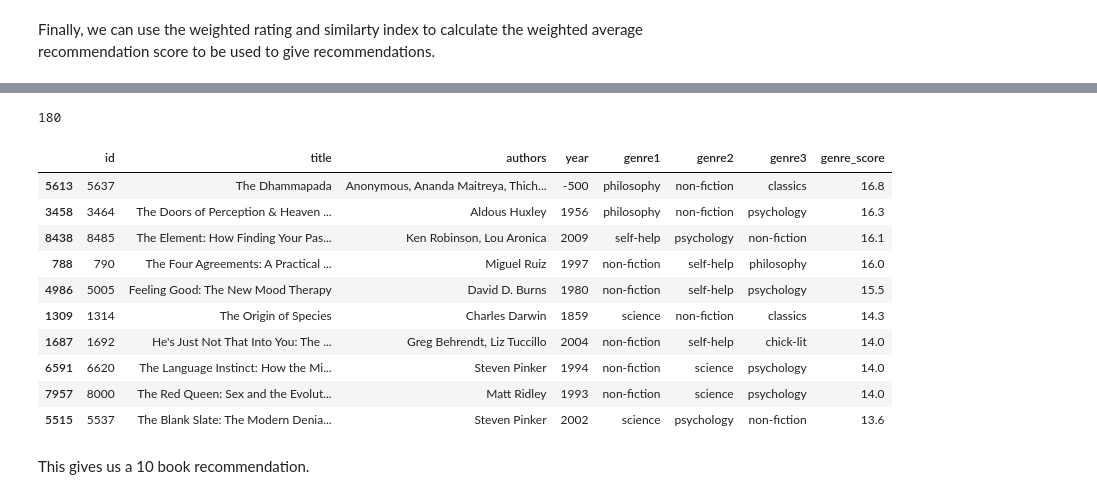
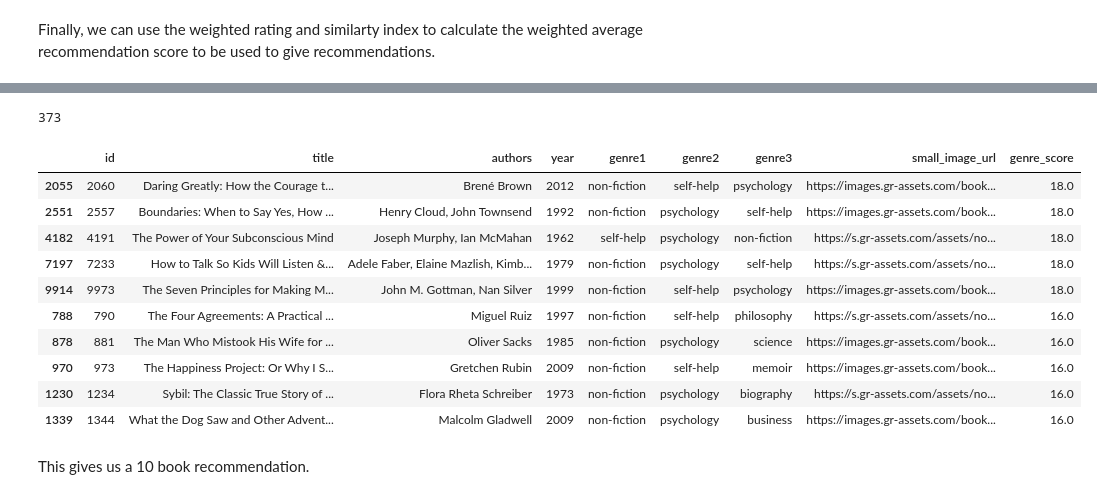
Before and after one commit to gcolson11/Capstone_Books, a Jupyter notebook: Pre-processing and Model.ipynb, the cells around one changed output, grey strips where cells are left out. Saved outputs shown, nothing was run; the diff lists cells and outputs as text; code cells hidden in the pictures.

```diff
--- a/Pre-processing and Model.ipynb
+++ b/Pre-processing and Model.ipynb
@@ -47,5 +48,5 @@ I chose a collaborative filtering approach for my recommender. I used [this](htt
 # %%
 # make dataframe with only essential columns
-books_cf = books[['id', 'title', 'authors', 'original_publication_year', 'genre1', 'genre2', 'genre3']].copy()
+books_cf = books[['id', 'title', 'authors', 'original_publication_year', 'genre1', 'genre2', 'genre3', 'small_image_url']].copy()
 books_cf.head(10)
 # %% [output]
@@ -247,7 +227,9 @@ user_subset_group = user_subset_group[0:100]
 We will manually calculate these correlations
 # %%
 # create dict of pearson correlation values
-pearson_corr_dict = {}
+sim_dict = {}
+
+std = pstdev(input_books['rating'].tolist())
 
 # for loop that calculates Pearson correlation and stores values in above dict
 for name, group in user_subset_group:
@@ -263,22 +245,30 @@ for name, group in user_subset_group:
     rating_list = temp_df['rating'].tolist()
     group_list = group['rating'].tolist()
 
-    # calculate the pearson correlation between users
-    Sxx = sum([i**2 for i in rating_list]) - (sum(rating_list)**2 / float(num_ratings))
-    Syy = sum([i**2 for i in group_list]) - (sum(group_list)**2 / float(num_ratings))
-    Sxy = sum([i*j for i, j in zip(rating_list, group_list)]) - (sum(rating_list) * sum(group_list) / float(num_ratings))
+    if std == 0:
 
-    # calculate Pearson corr if Sxx and Syy not 0, else set = 0
-    if Sxx != 0 and Syy != 0:
-        pearson_corr_dict[name] = Sxy/sqrt(Sxx*Syy)
+        # calculate cosine similarity
+        cos_sim = np.dot(rating_list, group_list)/(np.linalg.norm(rating_list)*np.linalg.norm(group_list))
+        sim_dict[name] = cos_sim
+
     else:
-        pearson_corr_dict[name] = 0
+
+        # calculate the pearson correlation between users
+        Sxx = sum([i**2 for i in rating_list]) - (sum(rating_list)**2 / float(num_ratings))
+        Syy = sum([i**2 for i in group_list]) - (sum(group_list)**2 / float(num_ratings))
+        Sxy = sum([i*j for i, j in zip(rating_list, group_list)]) - (sum(rating_list) * sum(group_list) / float(num_ratings))
+
+        # calculate Pearson corr if Sxx and Syy not 0, else set = 0
+        if Sxx != 0 and Syy != 0:
+            sim_dict[name] = Sxy/sqrt(Sxx*Syy)
+        else:
+            sim_dict[name] = 0
 # %%
 # convert dictionary to dataframe
-pearson_df = pd.DataFrame.from_dict(pearson_corr_dict, orient='index')
-pearson_df.columns = ['similarity_index']
-pearson_df['user_id'] = pearson_df.index
-pearson_df.index = range(len(pearson_df))
-pearson_df #.head()
+sim_df = pd.DataFrame.from_dict(sim_dict, orient='index')
+sim_df.columns = ['similarity_index']
+sim_df['user_id'] = sim_df.index
+sim_df.index = range(len(sim_df))
+sim_df #.head()
 # %% [output]
 |  | similarity_index | user_id |
@@ -297,6 +287,6 @@ pearson_df #.head()
 # %%
 # get top 50 similar users
-top_users = pearson_df.sort_values(by='similarity_index', ascending=False)[0:50]
+top_users = sim_df.sort_values(by='similarity_index', ascending=False)[0:50]
 top_users.head()
 # %% [output]
 |  | similarity_index | user_id |
@@ -394,49 +384,49 @@ recommendation_df.head(10)
 fives = recommendation_df.loc[recommendation_df['weighted average recommendation score'] == 5]
 len(fives)
 # %% [output]
-180
+373
 # %%
 ### NEW CELL - replaces recommendations
 
 if len(fives) > 10:
 
     count = 0
     scores = []
     for index, row in books_cf.iterrows():
         if row['genre1'] in genre_list:
             count += 5 * (genre_rating_dict[row['genre1']] - 3) #
         if row['genre2'] in genre_list:
             count += 3 * (genre_rating_dict[row['genre2']] - 3) #
         if row['genre3'] in genre_list:
             count += 1 * (genre_rating_dict[row['genre3']] - 3) #
         scores.append(count)
         count = 0
 
     books_cf['genre_score'] = scores
 
     recommendation = books_cf.loc[books_cf['id'].isin(recommendation_df['id'].head(len(fives)).tolist())]
     recommendation = recommendation.sort_values(by=['genre_score', 'id'], ascending=[False, True])
     #recommendation = recommendation.drop(['id', 'genre1', 'genre2', 'genre3', 'scores'], axis=1)
     recommendation = recommendation.head(10)
 else:
     recommendation = books_cf.loc[books_cf['id'].isin(recommendation_df['id'].head(10).tolist())]
-    recommendation = recommendation.sort_values(by=['genre_score', 'id'], ascending=[False, True])
+    recommendation = recommendation.sort_values(by=['id'], ascending=True)
     #recommendation = recommendation.drop(['id', 'genre1', 'genre2', 'genre3', 'scores'], axis=1)
     recommendation = recommendation.head(10)
 
 recommendation
 # %% [output]
-|  | id | title | authors | year | genre1 | genre2 | genre3 | genre_score |
-| 5613 | 5637 | The Dhammapada | Anonymous, Ananda Maitreya, Thich... | -500 | philosophy | non-fiction | classics | 16.8 |
-| 3458 | 3464 | The Doors of Perception & Heaven ... | Aldous Huxley | 1956 | philosophy | non-fiction | psychology | 16.3 |
-| 8438 | 8485 | The Element: How Finding Your Pas... | Ken Robinson, Lou Aronica | 2009 | self-help | psychology | non-fiction | 16.1 |
-| 788 | 790 | The Four Agreements: A Practical ... | Miguel Ruiz | 1997 | non-fiction | self-help | philosophy | 16.0 |
-| 4986 | 5005 | Feeling Good: The New Mood Therapy | David D. Burns | 1980 | non-fiction | self-help | psychology | 15.5 |
-| 1309 | 1314 | The Origin of Species | Charles Darwin | 1859 | science | non-fiction | classics | 14.3 |
-| 1687 | 1692 | He's Just Not That Into You: The ... | Greg Behrendt, Liz Tuccillo | 2004 | non-fiction | self-help | chick-lit | 14.0 |
-| 6591 | 6620 | The Language Instinct: How the Mi... | Steven Pinker | 1994 | non-fiction | science | psychology | 14.0 |
-| 7957 | 8000 | The Red Queen: Sex and the Evolut... | Matt Ridley | 1993 | non-fiction | science | psychology | 14.0 |
-| 5515 | 5537 | The Blank Slate: The Modern Denia... | Steven Pinker | 2002 | science | psychology | non-fiction | 13.6 |
+|  | id | title | authors | year | genre1 | genre2 | genre3 | small_image_url | genre_score |
+| 2055 | 2060 | Daring Greatly: How the Courage t... | Brené Brown | 2012 | non-fiction | self-help | psychology | https://images.gr-assets.com/book... | 18.0 |
+| 2551 | 2557 | Boundaries: When to Say Yes, How ... | Henry Cloud, John Townsend | 1992 | non-fiction | psychology | self-help | https://images.gr-assets.com/book... | 18.0 |
+| 4182 | 4191 | The Power of Your Subconscious Mind | Joseph Murphy, Ian McMahan | 1962 | self-help | psychology | non-fiction | https://s.gr-assets.com/assets/no... | 18.0 |
+| 7197 | 7233 | How to Talk So Kids Will Listen &... | Adele Faber, Elaine Mazlish, Kimb... | 1979 | non-fiction | psychology | self-help | https://s.gr-assets.com/assets/no... | 18.0 |
+| 9914 | 9973 | The Seven Principles for Making M... | John M. Gottman, Nan Silver | 1999 | non-fiction | self-help | psychology | https://images.gr-assets.com/book... | 18.0 |
+| 788 | 790 | The Four Agreements: A Practical ... | Miguel Ruiz | 1997 | non-fiction | self-help | philosophy | https://s.gr-assets.com/assets/no... | 16.0 |
+| 878 | 881 | The Man Who Mistook His Wife for ... | Oliver Sacks | 1985 | non-fiction | psychology | science | https://images.gr-assets.com/book... | 16.0 |
+| 970 | 973 | The Happiness Project: Or Why I S... | Gretchen Rubin | 2009 | non-fiction | self-help | memoir | https://images.gr-assets.com/book... | 16.0 |
+| 1230 | 1234 | Sybil: The Classic True Story of ... | Flora Rheta Schreiber | 1973 | non-fiction | psychology | biography | https://s.gr-assets.com/assets/no... | 16.0 |
+| 1339 | 1344 | What the Dog Saw and Other Advent... | Malcolm Gladwell | 2009 | non-fiction | psychology | business | https://images.gr-assets.com/book... | 16.0 |
 # %% [markdown]
 This gives us a 10 book recommendation.
 # %% [markdown]
```
Also changed, not shown: parts of 18 cells of this notebook.
